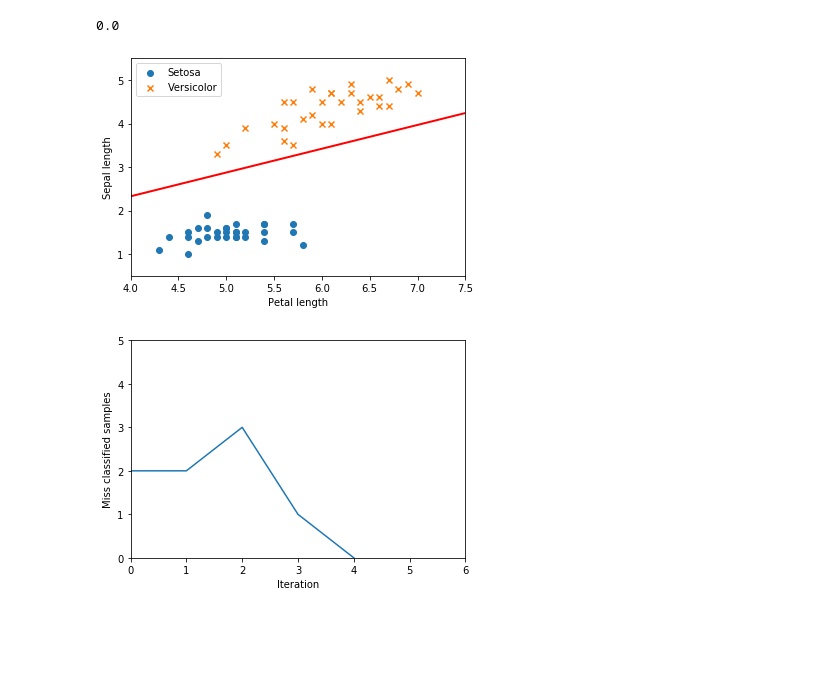
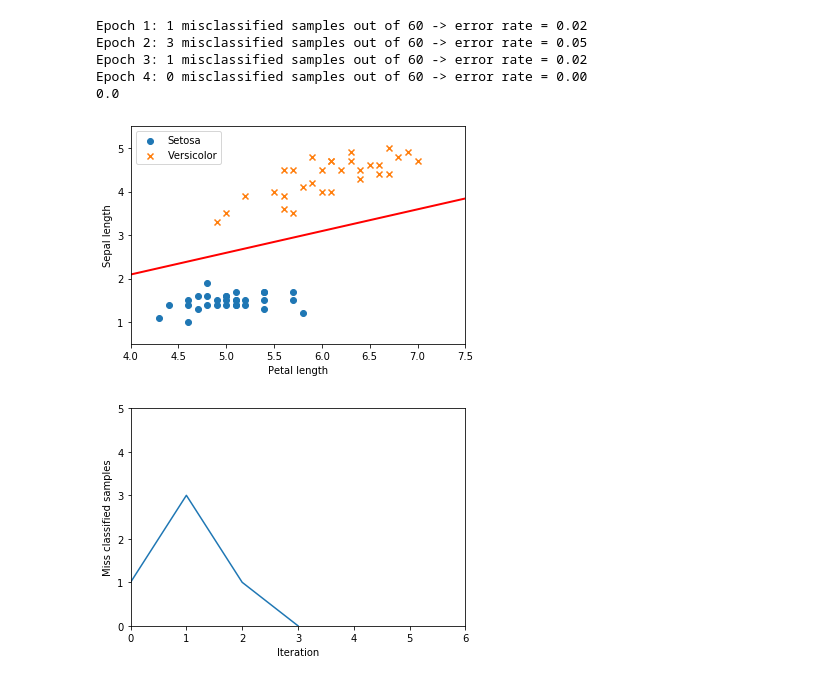
Before and after one commit to OmarCaja/SNN, a Jupyter notebook: SNN.ipynb, the cells around one changed output. Drawn from its saved outputs; the diff is of its cells as text; code cells hidden in the pictures; blank space fills up the shorter version.

```diff
--- a/SNN.ipynb
+++ b/SNN.ipynb
@@ -127 +175,8 @@ class CSVDataLoader:
+# %%
+class Logger:
+
+    @staticmethod
+    def print_error_rate_message(epoch, misclassified_samples, samples, error_rate):
+        print(ERROR_RATE.format(epoch=epoch, misclassified_samples=misclassified_samples,
+                                samples=samples, error_rate=error_rate))
 # %% [markdown]
@@ -170,3 +235,4 @@ Su uso se realiza de la sguiente forma: `ActivationFunctionsEnum.STEP_FUNCTION`
 class ActivationFunctionsEnum(Enum):
     STEP_FUNCTION = 1
     IDENTITY_FUNCTION = 2
+    SIGMOID_FUNCTION = 3
@@ -172,0 +253,14 @@ class ActivationFunctionsEnum(Enum):
+# %%
+class ActivationFunctions:
+
+    @staticmethod
+    def step_function(x):
+        return np.heaviside(x, ACTIVATION_FUNCTIONS.get('STEP_FUNCTION_VALUE'))
+
+    @staticmethod
+    def identity_function(x):
+        return x
+
+    @staticmethod
+    def sigmoid_function(x):
+        return 1 / (1 + np.exp(-x))
@@ -217,7 +323,7 @@ Elementos que componen la clase neurona:
 class Neuron:
 
     def __init__(self, number_of_inputs, activation_function):
-        self.__weights = np.random.random(number_of_inputs + 1)
+        self.__weights = np.random.randn(number_of_inputs + 1)
         self.__activation_function = activation_function
 
     @property
@@ -238,7 +344,9 @@ class Neuron:
     def calculate_output(self, input_values):
         input_values = np.append(1, input_values)
         if self.activation_function is ActivationFunctionsEnum.STEP_FUNCTION:
-            return np.heaviside(self.__calculate_propagation(input_values), STEP_FUNCTION_VALUE)
+            return ActivationFunctions.step_function(self.__calculate_propagation(input_values))
         elif self.activation_function is ActivationFunctionsEnum.IDENTITY_FUNCTION:
-            return self.__calculate_propagation(input_values)
+            return ActivationFunctions.identity_function(self.__calculate_propagation(input_values))
+        elif self.activation_function is ActivationFunctionsEnum.SIGMOID_FUNCTION:
+            return ActivationFunctions.sigmoid_function(self.__calculate_propagation(input_values))
 # %% [markdown]
@@ -390,36 +500,40 @@ test_samples = CSVDataLoader.load_samples('./data/iris_virginica/iris_virginica_
 test_labels = CSVDataLoader.load_labels('./data/iris_virginica/iris_virginica_train_60_labels.csv', ',', True)
 
 binary_classifier = BinaryClassifier(train_samples.shape[1])
 binary_classifier.train(train_samples, train_labels, 0.8, 20)
 
-print('BinaryClassifier system error:' + binary_classifier.calculate_error(test_samples, test_labels))
-
 NeuralSystemPicker.save_neural_system('./serialized_objects/binary_classifier', binary_classifier)
 binary_classifier = NeuralSystemPicker.load_neural_system('./serialized_objects/binary_classifier.snn')
+
+print(binary_classifier.calculate_error_rate(test_samples, test_labels))
 
 plt.scatter(np.array(train_samples[:30, 0]), np.array(train_samples[:30, 1]), marker='o', label='Setosa')
 plt.scatter(np.array(train_samples[30:, 0]), np.array(train_samples[30:, 1]), marker='x', label='Versicolor')
 plt.xlabel('Petal length')
 plt.ylabel('Sepal length')
 plt.legend()
 
 weights = binary_classifier.weights
 x = np.linspace(4, 7.5, 100)
 y = (-1) * (weights[1] * x + weights[0]) / weights[2]
 plt.plot(x, y, '-r', linewidth=2)
 
 axes = plt.gca()
 axes.set_xlim(4, 7.5)
 axes.set_ylim(0.5, 5.5)
 plt.show()
 
-plt.plot(binary_classifier.miss_classified_samples_per_iteration)
+plt.plot(binary_classifier.misclassified_samples_per_epoch)
 plt.axis([0, 6, 0, 5])
 plt.ylabel('Miss classified samples')
 plt.xlabel('Iteration')
 plt.show()
 # %% [output]
+Epoch 1: 1 misclassified samples out of 60 -> error rate = 0.02
+Epoch 2: 3 misclassified samples out of 60 -> error rate = 0.05
+Epoch 3: 1 misclassified samples out of 60 -> error rate = 0.02
+Epoch 4: 0 misclassified samples out of 60 -> error rate = 0.00
 0.0
-[figure, old version]
+[figure, new version]
-[figure, old version]
+[figure, new version]
 # %% [markdown]
```
Also changed, not shown: parts of 27 cells of this notebook, 12 other files.
